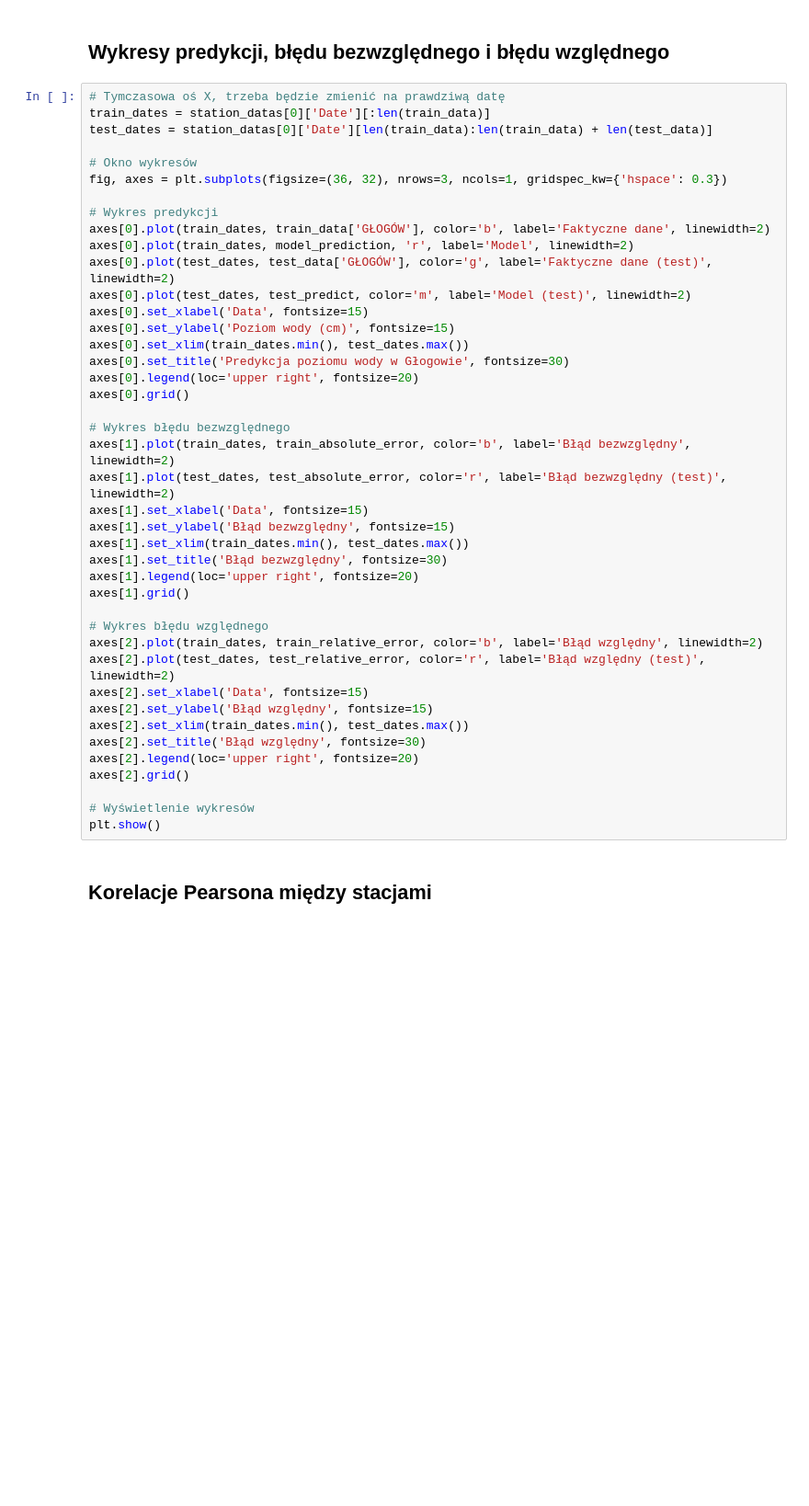
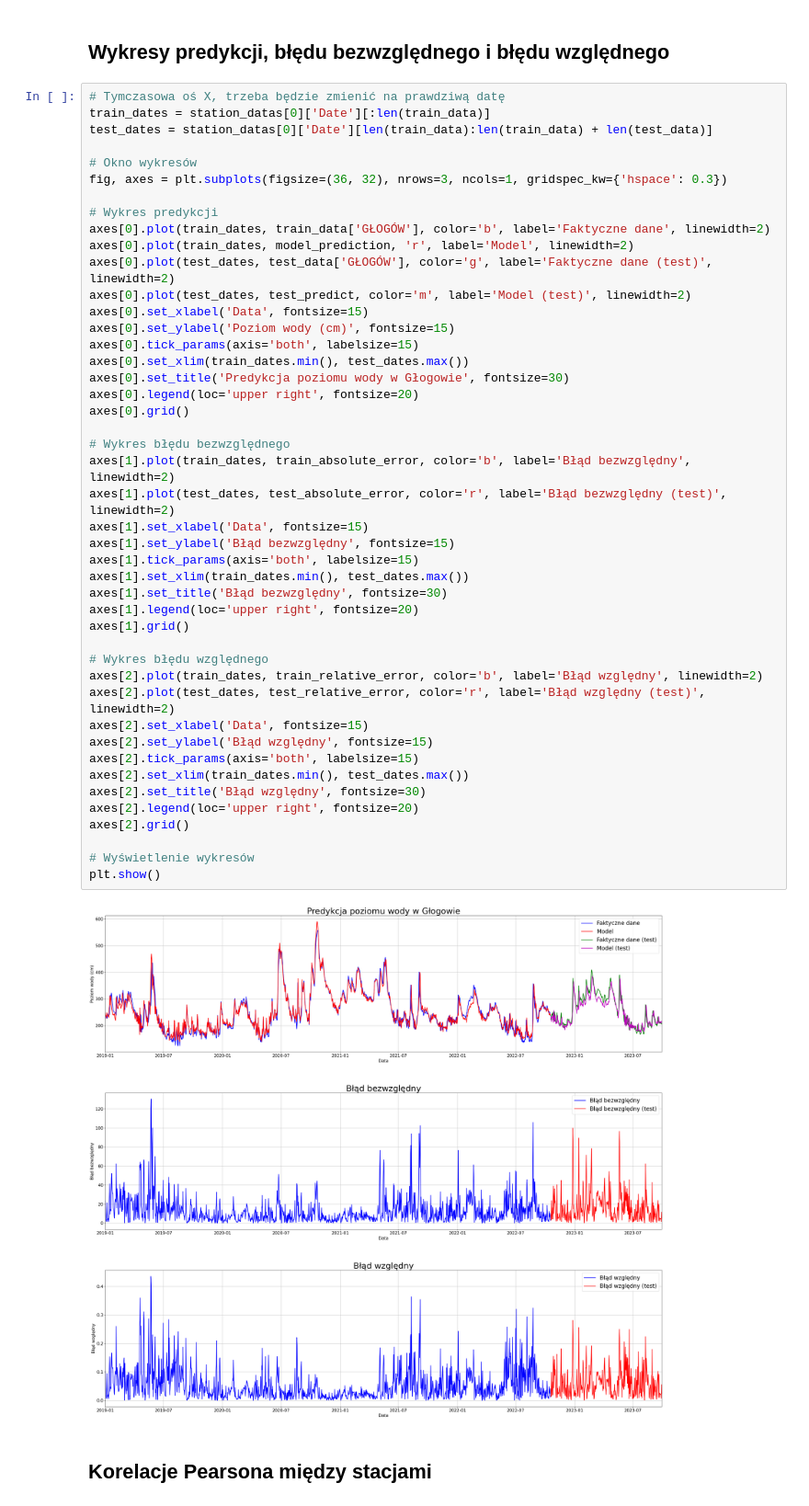
Before and after one commit to math-insight/water-level-estimation, a Jupyter notebook: src/model.ipynb, the cells around one changed output. Shown at 92% size. Saved outputs shown, nothing was run; the diff lists cells and outputs as text; blank space fills up the shorter version.

```diff
--- a/src/model.ipynb
+++ b/src/model.ipynb
@@ -172,33 +185,38 @@ axes[0].plot(test_dates, test_data['GŁOGÓW'], color='g', label='Faktyczne dane
 axes[0].plot(test_dates, test_predict, color='m', label='Model (test)', linewidth=2)
 axes[0].set_xlabel('Data', fontsize=15)
 axes[0].set_ylabel('Poziom wody (cm)', fontsize=15)
+axes[0].tick_params(axis='both', labelsize=15)
 axes[0].set_xlim(train_dates.min(), test_dates.max())
 axes[0].set_title('Predykcja poziomu wody w Głogowie', fontsize=30)
 axes[0].legend(loc='upper right', fontsize=20)
 axes[0].grid()
 
 # Wykres błędu bezwzględnego
 axes[1].plot(train_dates, train_absolute_error, color='b', label='Błąd bezwzględny', linewidth=2)
 axes[1].plot(test_dates, test_absolute_error, color='r', label='Błąd bezwzględny (test)', linewidth=2)
 axes[1].set_xlabel('Data', fontsize=15)
 axes[1].set_ylabel('Błąd bezwzględny', fontsize=15)
+axes[1].tick_params(axis='both', labelsize=15)
 axes[1].set_xlim(train_dates.min(), test_dates.max())
 axes[1].set_title('Błąd bezwzględny', fontsize=30)
 axes[1].legend(loc='upper right', fontsize=20)
 axes[1].grid()
 
 # Wykres błędu względnego
 axes[2].plot(train_dates, train_relative_error, color='b', label='Błąd względny', linewidth=2)
 axes[2].plot(test_dates, test_relative_error, color='r', label='Błąd względny (test)', linewidth=2)
 axes[2].set_xlabel('Data', fontsize=15)
 axes[2].set_ylabel('Błąd względny', fontsize=15)
+axes[2].tick_params(axis='both', labelsize=15)
 axes[2].set_xlim(train_dates.min(), test_dates.max())
 axes[2].set_title('Błąd względny', fontsize=30)
 axes[2].legend(loc='upper right', fontsize=20)
 axes[2].grid()
 
 # Wyświetlenie wykresów
 plt.show()
+# %% [output]
+[figure, added]
 # %% [markdown]
 ## Korelacje Pearsona między stacjami
 # %%
```
Also changed, not shown: parts of 1 cell of this notebook.
